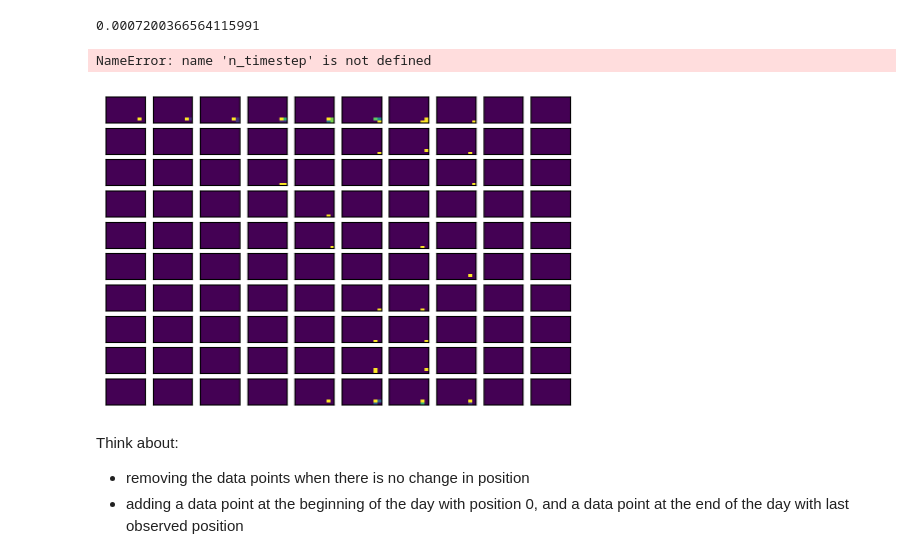
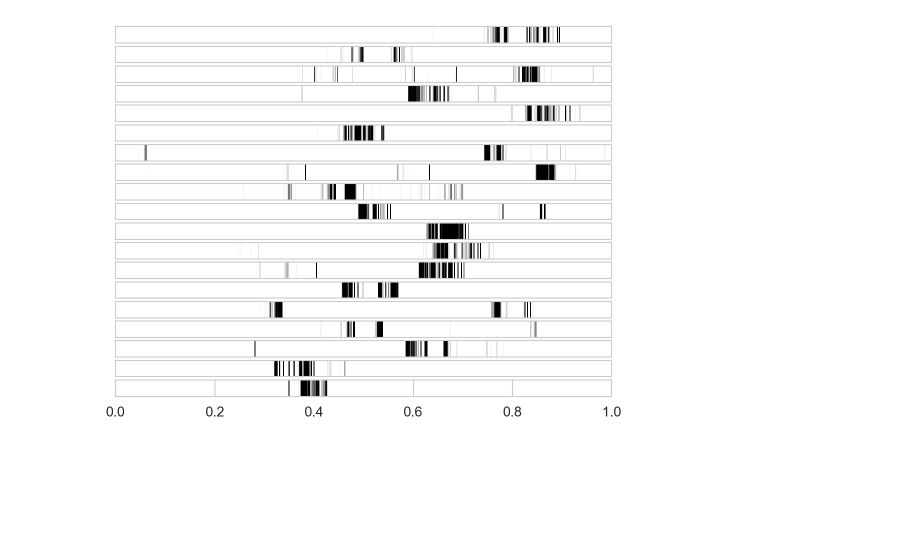
Before and after one commit to AurelienNioche/MAppAnalysis, a Jupyter notebook: notebook/main3-2.ipynb, the cells around one changed output. Saved outputs shown, nothing was run; the diff lists cells and outputs as text; code cells hidden in the pictures; blank space fills up the shorter version.

```diff
--- a/notebook/main3-2.ipynb
+++ b/notebook/main3-2.ipynb
@@ -138,23 +44,0 @@ np.min(all_xdiff)*86400, np.max(all_xdiff)*86400, np.mean(all_xdiff)*86400, np.s
-# %%
-np.sum(all_xdiff>np.mean(all_xdiff)+3*np.std(all_xdiff))/all_xdiff.size
-# %% [output]
-0.0007200366564115991
-# %%
-alpha_tpvv = np.zeros((n_timestep, n_position, n_velocity, n_velocity))
-# %% [output]
-NameError: name 'n_timestep' is not defined
-# %%
-fig, axes = plt.subplots(
-                nrows=n_position,
-                ncols=n_timestep,
-                figsize=(6, 4))
-for t_idx in range(n_timestep):
-    for p_idx in range(n_position):
-        ax = axes[p_idx, t_idx]
-        img = alpha_tpvv[t_idx, p_idx, :, :]
-        ax.imshow(img, aspect="auto")
-        ax.get_xaxis().set_ticks([])
-        ax.axes.get_yaxis().set_ticks([])
-plt.show()
-# %% [output]
-[figure, removed]
@@ -171,4 +45,13 @@ n_velocity = velocity.size
-# %% [markdown]
-Think about:
-- removing the data points when there is no change in position
-- adding a data point at the beginning of the day with position 0, and a data point at the end of the day with last observed position
+# %%
+fig, axes = plt.subplots(nrows=len(uniq_days))
+for idx_day, day in enumerate(uniq_days):
+    ax = axes[idx_day]
+    ax.set_xlim(0, 1)
+    ax.set_ylim(0, 1)
+    if day != uniq_days[-1]:
+        ax.set_xticks([])
+    ax.set_yticks([])
+    for a_ in all_x[idx_day]:
+        ax.vlines(a_, 0, 1, color="k", lw=0.1, alpha=0.02)
+# %% [output]
+[figure, added]
```
Also changed, not shown: parts of 8 cells of this notebook.
